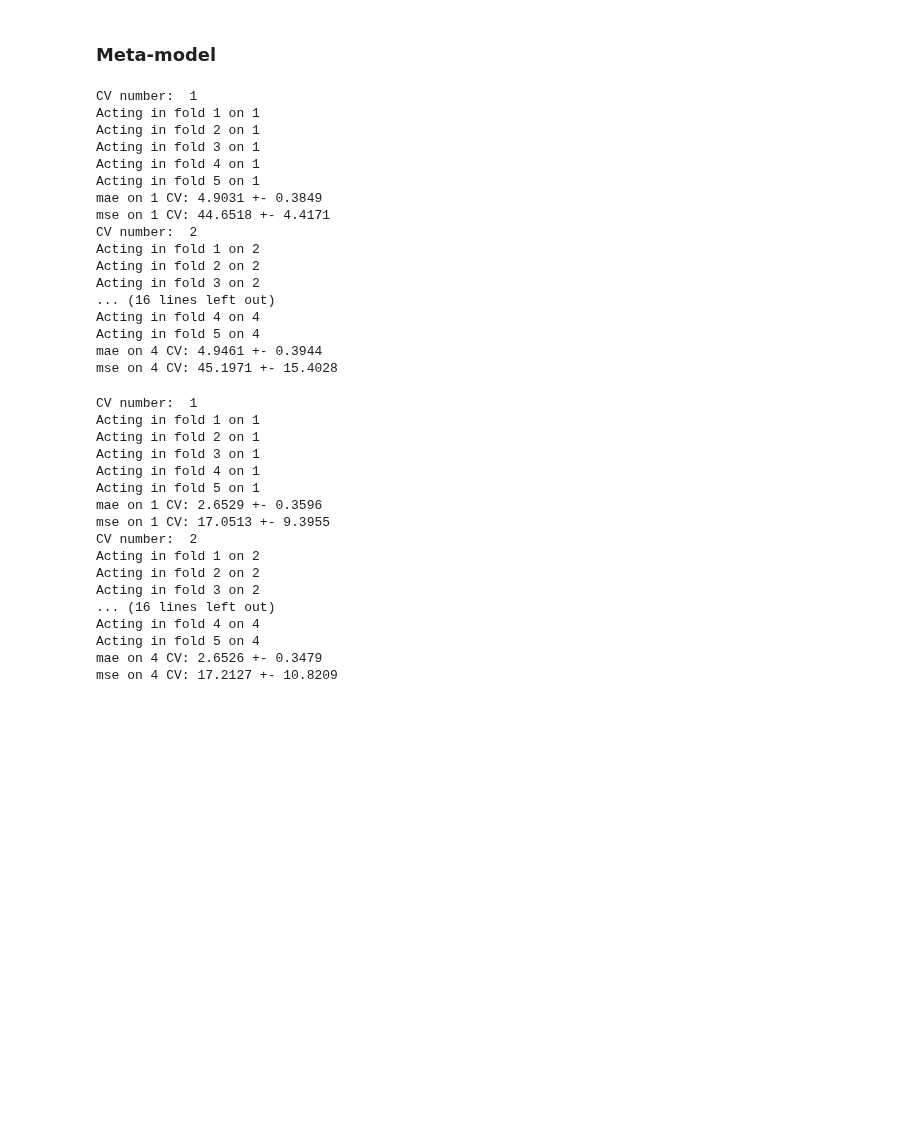
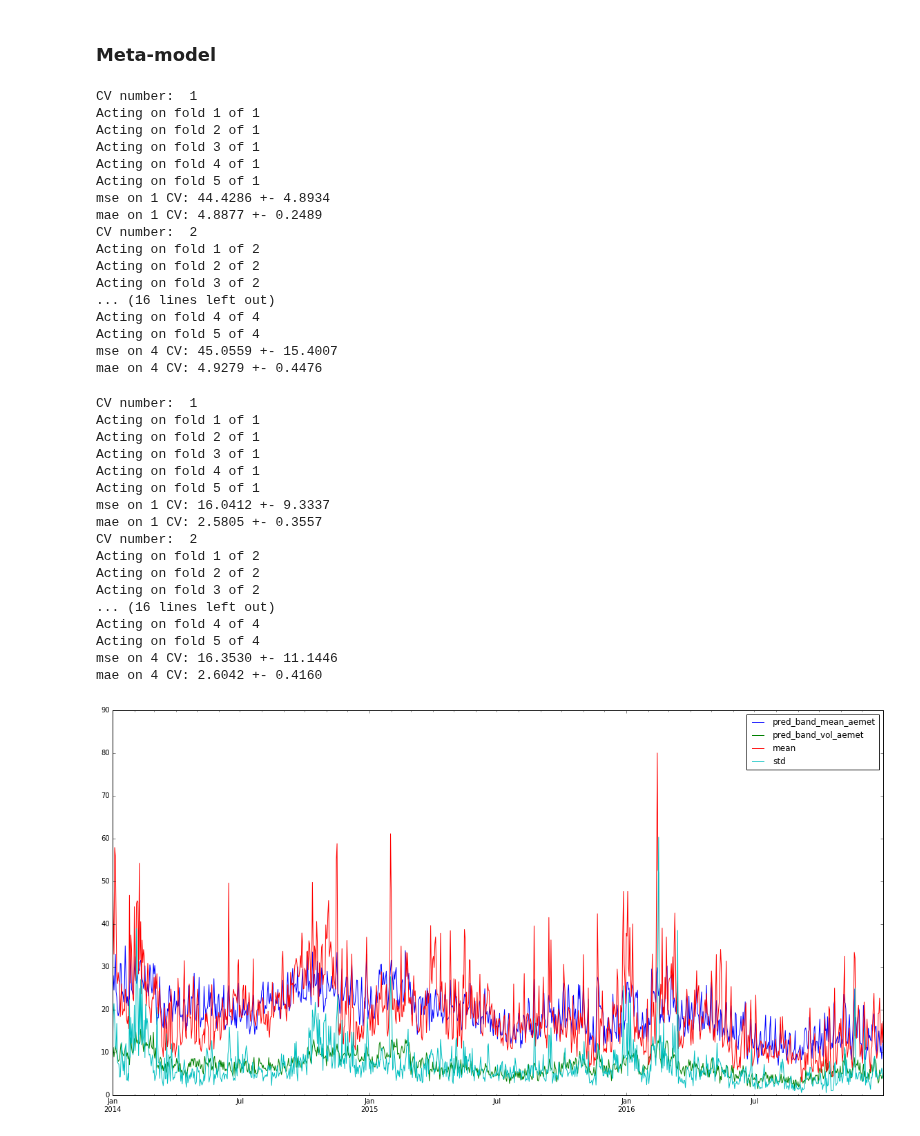
Before and after one commit to NonoMalpi/Secondary_band, a Jupyter notebook: aemet/aemet_forecast_volatility_mean.ipynb, the cells around one changed output. Saved outputs shown, nothing was run; the diff lists cells and outputs as text; code cells hidden in the pictures; blank space fills up the shorter version.

Commit message:
-Aemet modifications

```diff
--- a/aemet/aemet_forecast_volatility_mean.ipynb
+++ b/aemet/aemet_forecast_volatility_mean.ipynb
@@ -42,14 +47,14 @@ from lightgbm import LGBMRegressor
 from sklearn.metrics import mean_absolute_error, mean_squared_error
 # %%
 pipeline_mean = make_pipeline(
-        TfidfVectorizer(stop_words='english',
-                       min_df=5,
+        TfidfVectorizer(stop_words=stopwords.words('spanish'),
+                       min_df=0.05,
                        max_df=0.95,
                        strip_accents='unicode',
                        norm='l2',
-                       sublinear_tf=True,),
-        SelectFromModel(Lasso(alpha=0.001, random_state=0)),
-        Ridge(alpha=1, random_state=0))
+                       sublinear_tf=True),
+        SelectFromModel(Lasso(alpha=0.00001, random_state=0)),
+        Ridge(alpha=1.5, random_state=0))
 # %%
 mean_model = train_model(df=aemet_band[aemet_band.index < '2017'], features='prediction', output='mean', features_to_remove=[],
                          n_folds=5)
@@ -73,13 +97,13 @@ mean_model.plot_histogram_error()
 # %%
 pipeline_vol = make_pipeline(
-        TfidfVectorizer(stop_words='english',
-                       min_df=5,
+        TfidfVectorizer(stop_words=stopwords.words('spanish'),
+                       min_df=0.05,
                        max_df=0.95,
                        strip_accents='unicode',
                        norm='l2',
                        sublinear_tf=True,),
-        SelectFromModel(Lasso(alpha=0.01, random_state=0)),
-        Ridge(alpha=1, random_state=0))
+        SelectFromModel(Lasso(alpha=0.00001, random_state=0)),
+        Ridge(alpha=1.75, random_state=0))
 # %%
 volatility_model = train_model(df=aemet_band[aemet_band.index < '2017'], features='prediction',
                               output='std', features_to_remove=[], n_folds=5)
@@ -109,22 +153,22 @@ index, oos_mean = mean_metamodel.get_oos_cv_predictions(x_train=aemet_band[aemet
                                                        index_col='index')
 # %% [output]
 CV number:  1
-Acting in fold 1 on 1
-Acting in fold 2 on 1
-Acting in fold 3 on 1
-Acting in fold 4 on 1
-Acting in fold 5 on 1
-mae on 1 CV: 4.9031 +- 0.3849
-mse on 1 CV: 44.6518 +- 4.4171
+Acting on fold 1 of 1
+Acting on fold 2 of 1
+Acting on fold 3 of 1
+Acting on fold 4 of 1
+Acting on fold 5 of 1
+mse on 1 CV: 44.4286 +- 4.8934
+mae on 1 CV: 4.8877 +- 0.2489
 CV number:  2
-Acting in fold 1 on 2
-Acting in fold 2 on 2
-Acting in fold 3 on 2
+Acting on fold 1 of 2
+Acting on fold 2 of 2
+Acting on fold 3 of 2
 ... (16 lines left out)
-Acting in fold 4 on 4
-Acting in fold 5 on 4
-mae on 4 CV: 4.9461 +- 0.3944
-mse on 4 CV: 45.1971 +- 15.4028
+Acting on fold 4 of 4
+Acting on fold 5 of 4
+mse on 4 CV: 45.0559 +- 15.4007
+mae on 4 CV: 4.9279 +- 0.4476
 # %%
 vol_metamodel = metamodel(features='prediction', pipeline=pipeline_vol,
                            n_folds=5, num_cv=4, metric={'mae': mean_absolute_error,
@@ -135,22 +179,28 @@ index, oos_vol = vol_metamodel.get_oos_cv_predictions(x_train=aemet_band[aemet_b
                             index_col='index')
 # %% [output]
 CV number:  1
-Acting in fold 1 on 1
-Acting in fold 2 on 1
-Acting in fold 3 on 1
-Acting in fold 4 on 1
-Acting in fold 5 on 1
-mae on 1 CV: 2.6529 +- 0.3596
-mse on 1 CV: 17.0513 +- 9.3955
+Acting on fold 1 of 1
+Acting on fold 2 of 1
+Acting on fold 3 of 1
+Acting on fold 4 of 1
+Acting on fold 5 of 1
+mse on 1 CV: 16.0412 +- 9.3337
+mae on 1 CV: 2.5805 +- 0.3557
 CV number:  2
-Acting in fold 1 on 2
-Acting in fold 2 on 2
-Acting in fold 3 on 2
+Acting on fold 1 of 2
+Acting on fold 2 of 2
+Acting on fold 3 of 2
 ... (16 lines left out)
-Acting in fold 4 on 4
-Acting in fold 5 on 4
-mae on 4 CV: 2.6526 +- 0.3479
-mse on 4 CV: 17.2127 +- 10.8209
+Acting on fold 4 of 4
+Acting on fold 5 of 4
+mse on 4 CV: 16.3530 +- 11.1446
+mae on 4 CV: 2.6042 +- 0.4160
 # %%
 pd.DataFrame({'pred_band_mean_aemet':oos_mean, 'pred_band_vol_aemet':oos_vol},
             index=index).to_csv('band_mean_vol_pred_aemet.csv')
+# %%
+pd.DataFrame({'pred_band_mean_aemet':oos_mean, 'pred_band_vol_aemet':oos_vol},
+            index=index).merge(aemet_band[['mean', 'std']], how='left',
+                               left_index=True, right_index=True).plot(figsize=(20,10));
+# %% [output]
+[figure, added]
```
Also changed, not shown: parts of 14 cells of this notebook, 1 other file.
